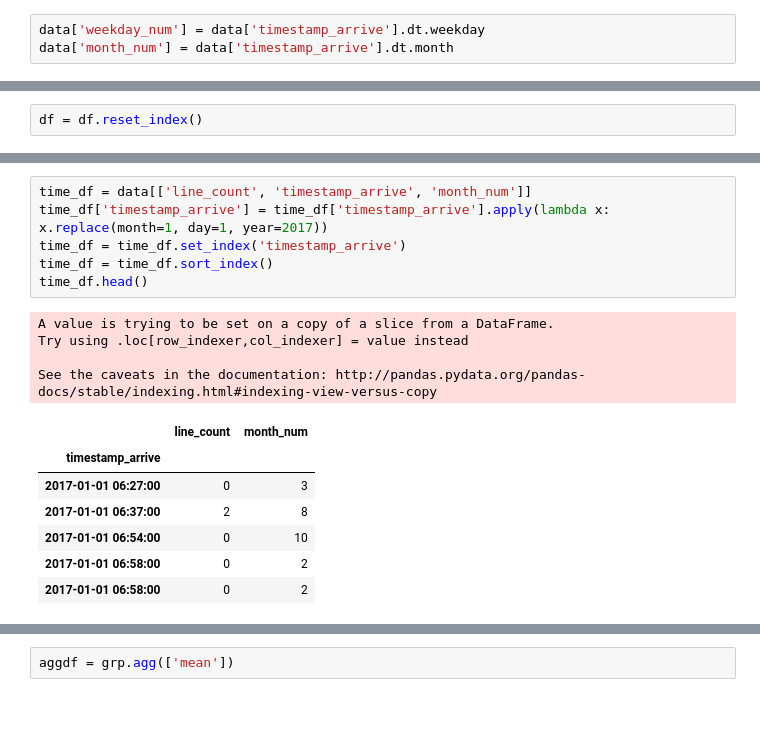
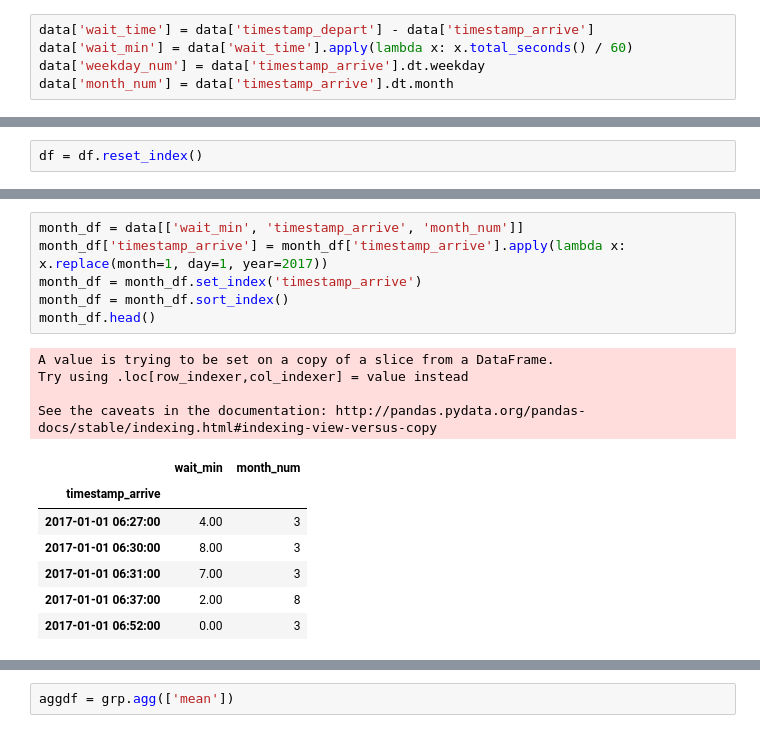
Before and after one commit to vicmora/casual_carpool, a Jupyter notebook: Casual Carpool - Exploratory Analysis.ipynb, the cells around one changed output, grey strips where cells are left out. Drawn from its saved outputs; the diff is of its cells as text.

```diff
--- a/Casual Carpool - Exploratory Analysis.ipynb
+++ b/Casual Carpool - Exploratory Analysis.ipynb
@@ -29,4 +33,6 @@ data.head()
 # %%
+data['wait_time'] = data['timestamp_depart'] - data['timestamp_arrive']
+data['wait_min'] = data['wait_time'].apply(lambda x: x.total_seconds() / 60)
 data['weekday_num'] = data['timestamp_arrive'].dt.weekday
 data['month_num'] = data['timestamp_arrive'].dt.month
 # %%
@@ -110,18 +157,18 @@ plotly.offline.iplot({
 # %%
-time_df = data[['line_count', 'timestamp_arrive', 'month_num']]
-time_df['timestamp_arrive'] = time_df['timestamp_arrive'].apply(lambda x: x.replace(month=1, day=1, year=2017))
-time_df = time_df.set_index('timestamp_arrive')
-time_df = time_df.sort_index()
-time_df.head()
+month_df = data[['wait_min', 'timestamp_arrive', 'month_num']]
+month_df['timestamp_arrive'] = month_df['timestamp_arrive'].apply(lambda x: x.replace(month=1, day=1, year=2017))
+month_df = month_df.set_index('timestamp_arrive')
+month_df = month_df.sort_index()
+month_df.head()
 # %% [output]
 A value is trying to be set on a copy of a slice from a DataFrame.
 Try using .loc[row_indexer,col_indexer] = value instead
 
 See the caveats in the documentation: http://pandas.pydata.org/pandas-docs/stable/indexing.html#indexing-view-versus-copy
-|  | line_count | month_num |
+|  | wait_min | month_num |
 | timestamp_arrive |  |  |
-| 2017-01-01 06:27:00 | 0 | 3 |
-| 2017-01-01 06:37:00 | 2 | 8 |
-| 2017-01-01 06:54:00 | 0 | 10 |
-| 2017-01-01 06:58:00 | 0 | 2 |
-| 2017-01-01 06:58:00 | 0 | 2 |
+| 2017-01-01 06:27:00 | 4.00 | 3 |
+| 2017-01-01 06:30:00 | 8.00 | 3 |
+| 2017-01-01 06:31:00 | 7.00 | 3 |
+| 2017-01-01 06:37:00 | 2.00 | 8 |
+| 2017-01-01 06:52:00 | 0.00 | 3 |
```
Also changed, not shown: parts of 30 cells of this notebook, 3 other files.
